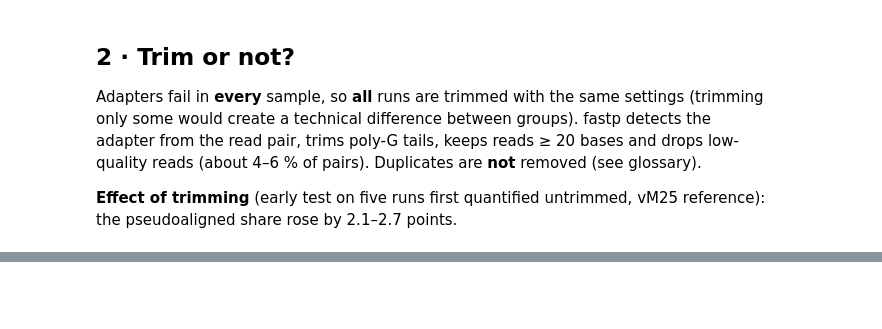
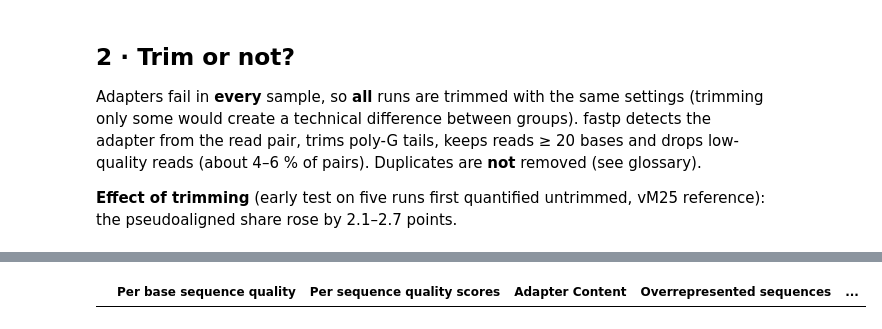
Before and after one commit to Jeffateth/RNAseq_aging, a Jupyter notebook: notebooks/02_qc_trimming.ipynb, the cells around one changed output, grey strips where cells are left out. Cells and saved outputs as stored; diff of their text form; code cells hidden in the pictures; blank space fills up the shorter version.

```diff
--- a/notebooks/02_qc_trimming.ipynb
+++ b/notebooks/02_qc_trimming.ipynb
@@ -81,0 +114,5 @@ else:
+# %%
+# FastQC verdicts of the trimmed reads (empty until the trimmed reports are unpacked)
+h.fastqc_summary(list(runs.index), which='trimmed')
+# %% [output]
+|  | Per base sequence quality | Per sequence quality scores | Adapter Content | Overrepresented sequences | ... |
```
Also changed, not shown: parts of 8 cells of this notebook, 8 other files.
